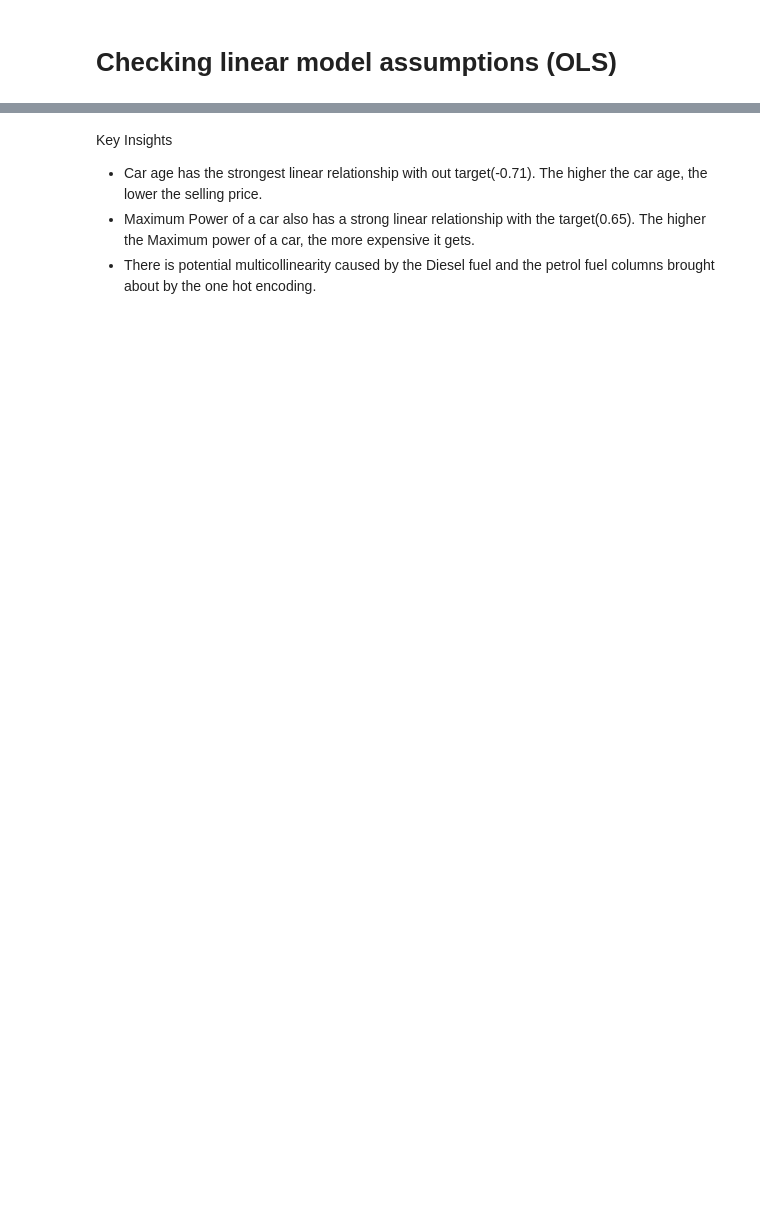
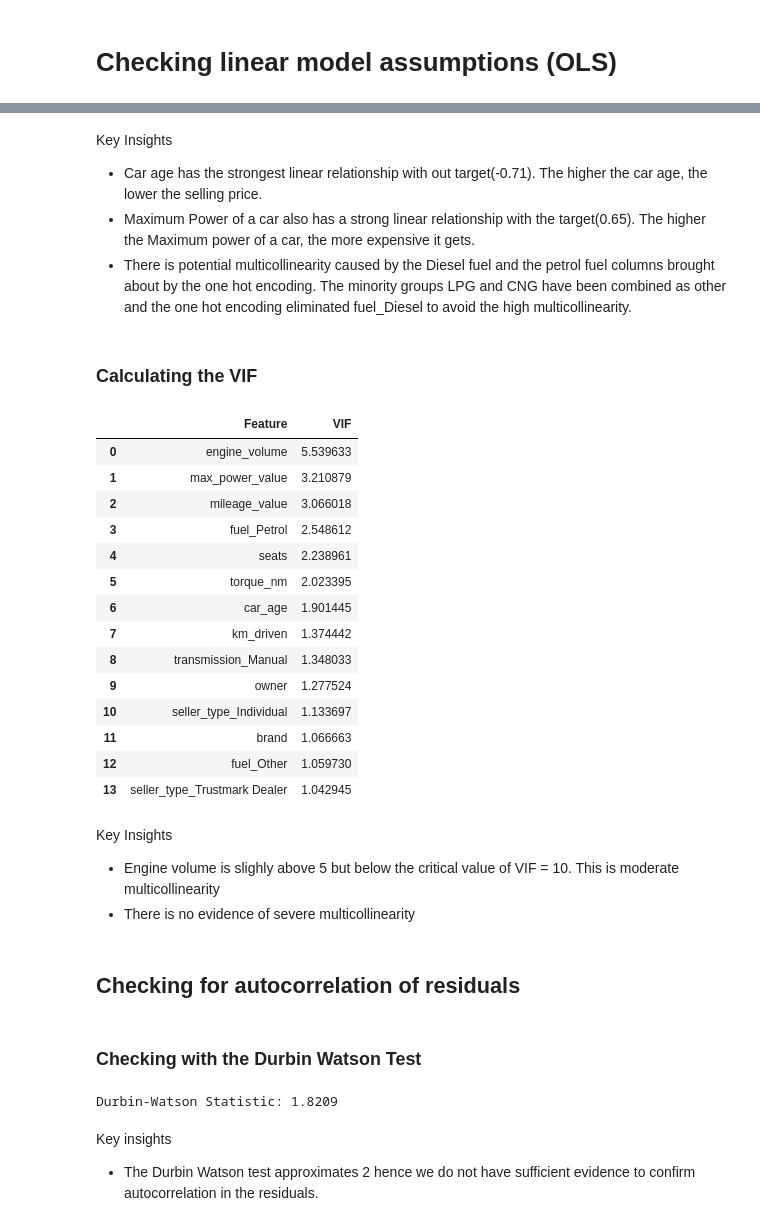
Before and after one commit to kjkyagambiddwa/OIBSIP, a Jupyter notebook: DataScience-Task3-CarPricePrediction/Car_Price_Prediction.ipynb, the cells around one changed output, grey strips where cells are left out. Cells and saved outputs as stored; diff of their text form; code cells hidden in the pictures; blank space fills up the shorter version.

```diff
--- a/DataScience-Task3-CarPricePrediction/Car_Price_Prediction.ipynb
+++ b/DataScience-Task3-CarPricePrediction/Car_Price_Prediction.ipynb
@@ -434,4 +453,43 @@ plt.show()
 Key Insights
 - Car age has the strongest linear relationship with out target(-0.71). The higher the car age, the lower the selling price.
 - Maximum Power of a car also has a strong linear relationship with the target(0.65). The higher the Maximum power of a car, the more expensive it gets.
-- There is potential multicollinearity caused by the Diesel fuel and the petrol fuel columns brought about by the one hot encoding.
+- There is potential multicollinearity caused by the Diesel fuel and the petrol fuel columns brought about by the one hot encoding. The minority groups LPG and CNG have been combined as other and the one hot encoding eliminated fuel_Diesel to avoid the high multicollinearity.
+# %% [markdown]
+###  Calculating the VIF
+# %%
+# Remove target
+X = df_encoded.drop(columns=["log_selling_price"])
+# %%
+# Add an intercept term for proper VIF calculation
+X_vif = add_constant(X)
+
+# computing vif for each feature
+vif_data = pd.DataFrame()
+vif_data["Feature"] = X_vif.columns
+vif_data["VIF"] = [variance_inflation_factor(X_vif.values, i) for i in range(X_vif.shape[1])]
+
+# Display sorted VIF values (excluding constant)
+vif_data = vif_data[vif_data["Feature"] != "const"].sort_values(by="VIF", ascending=False).reset_index(drop=True)
+vif_data
+# %% [output]
+|  | Feature | VIF |
+| 0 | engine_volume | 5.539633 |
+| 1 | max_power_value | 3.210879 |
+| 2 | mileage_value | 3.066018 |
+| 3 | fuel_Petrol | 2.548612 |
+| 4 | seats | 2.238961 |
+| 5 | torque_nm | 2.023395 |
+| 6 | car_age | 1.901445 |
+| 7 | km_driven | 1.374442 |
+| 8 | transmission_Manual | 1.348033 |
+| 9 | owner | 1.277524 |
+| 10 | seller_type_Individual | 1.133697 |
+| 11 | brand | 1.066663 |
+| 12 | fuel_Other | 1.059730 |
+| 13 | seller_type_Trustmark Dealer | 1.042945 |
+# %% [markdown]
+Key Insights
+- Engine volume is slighly above 5 but below the critical value of VIF = 10. This is moderate multicollinearity
+- There is no evidence of severe multicollinearity
+# %% [markdown]
+## Checking for autocorrelation of residuals
@@ -437,0 +499,12 @@ Key Insights
+# %% [markdown]
+### Checking with the Durbin Watson Test
+# %%
+ols_model = sm.OLS(y, X_ols).fit()
+residuals = ols_model.resid
+dw_stat = durbin_watson(residuals)
+print(f"Durbin-Watson Statistic: {dw_stat:.4f}")
+# %% [output]
+Durbin-Watson Statistic: 1.8209
+# %% [markdown]
+Key insights
+- The Durbin Watson test approximates 2 hence we do not have sufficient evidence to confirm autocorrelation in the residuals.
```
Also changed, not shown: parts of 22 cells of this notebook.
